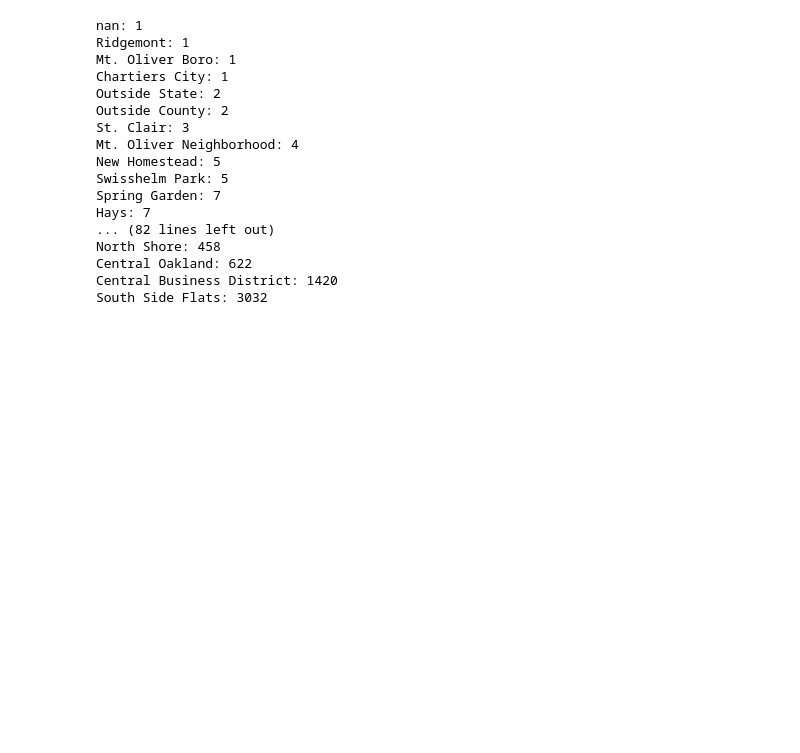
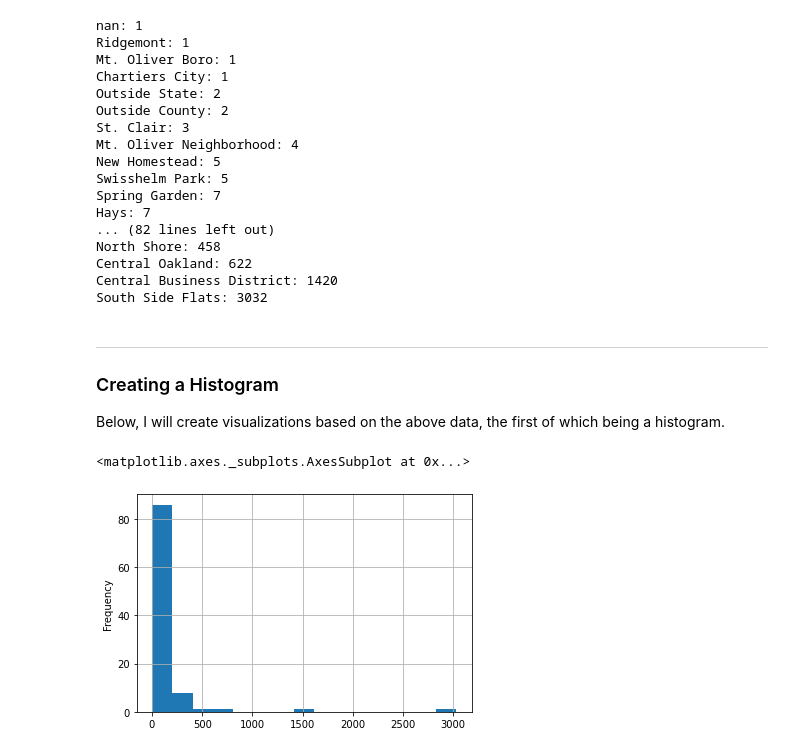
Before and after one commit to ZacharyJSchultz/Crime-Ridden-Pittsburgh-Neighborhoods, a Jupyter notebook: RenhansFinalProjectData/Non-Traffic-Citations.ipynb, the cells around one changed output. Drawn from its saved outputs; the diff is of its cells as text; code cells hidden in the pictures; blank space fills up the shorter version.

Commit message:
Renhan's Commit: Added visualizations, data analysis, conclusion, and improved the layout

```diff
--- a/RenhansFinalProjectData/Non-Traffic-Citations.ipynb
+++ b/RenhansFinalProjectData/Non-Traffic-Citations.ipynb
@@ -95,3 +105,23 @@ North Shore: 458
 Central Oakland: 622
 Central Business District: 1420
 South Side Flats: 3032
+# %% [markdown]
+----
+### Creating a Histogram
+Below, I will create visualizations based on the above data, the first of which being a histogram.
+# %%
+# Initialize a list
+numbers = []
+
+# Add elements to the list
+for key in dictionary:
+    numbers.append(int(key[1]))
+
+# Create a DataFrame
+numbers = pd.DataFrame(numbers)
+
+# Create a histogram
+numbers[0].plot.hist(bins=15, grid=True)
+# %% [output]
+<matplotlib.axes._subplots.AxesSubplot at 0x...>
+[figure, added]
```
Also changed, not shown: parts of 13 cells of this notebook, 1 other file.
